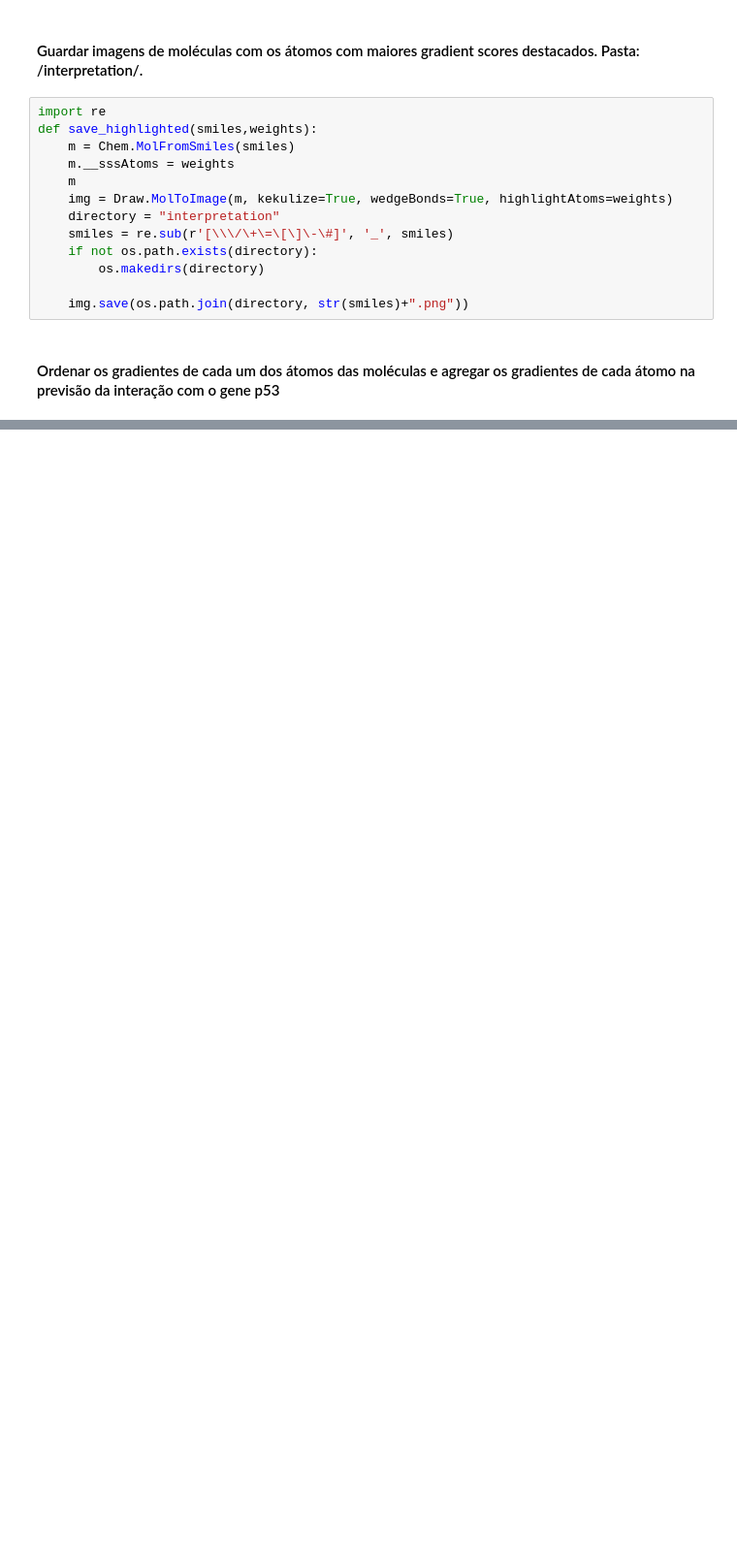
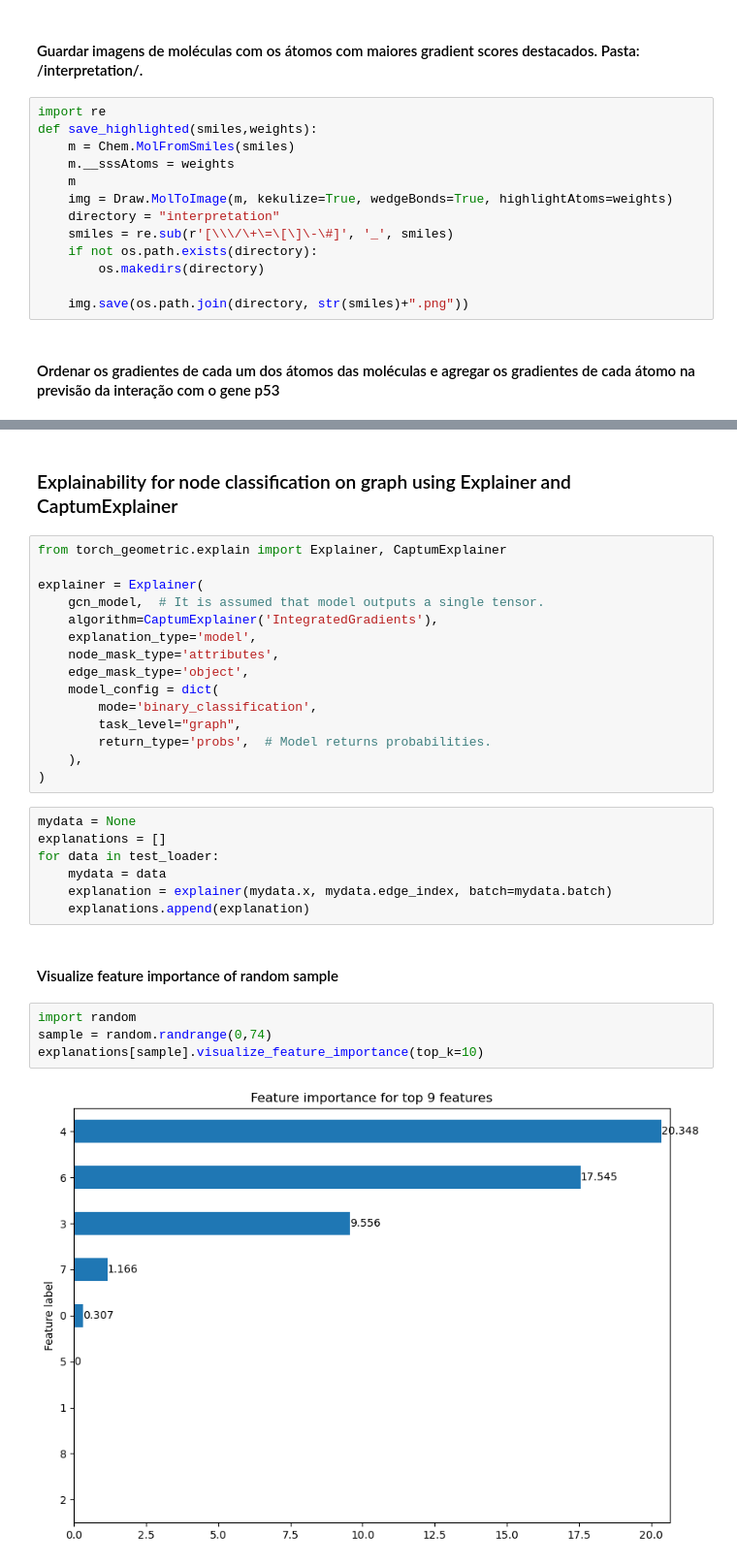
Before and after one commit to BernardGeorges/ProjetoAP, a Jupyter notebook: chemical_interaction.ipynb, the cells around one changed output, grey strips where cells are left out. Shown at 97% size. Cells and saved outputs as stored; diff of their text form; blank space fills up the shorter version.

Commit message:
explainer

```diff
--- a/chemical_interaction.ipynb
+++ b/chemical_interaction.ipynb
@@ -547 +565,33 @@ O=C1CCCCCO1
 <<<<<<
+# %% [markdown]
+### Explainability for node classification on graph using Explainer and CaptumExplainer
+# %%
+from torch_geometric.explain import Explainer, CaptumExplainer
+
+explainer = Explainer(
+    gcn_model,  # It is assumed that model outputs a single tensor.
+    algorithm=CaptumExplainer('IntegratedGradients'),
+    explanation_type='model',
+    node_mask_type='attributes',
+    edge_mask_type='object',
+    model_config = dict(
+        mode='binary_classification',
+        task_level="graph",
+        return_type='probs',  # Model returns probabilities.
+    ),
+)
+# %%
+mydata = None
+explanations = []
+for data in test_loader:
+    mydata = data
+    explanation = explainer(mydata.x, mydata.edge_index, batch=mydata.batch)
+    explanations.append(explanation)
+# %% [markdown]
+#### Visualize feature importance of random sample
+# %%
+import random
+sample = random.randrange(0,74)
+explanations[sample].visualize_feature_importance(top_k=10)
+# %% [output]
+[figure, added]
```
Also changed, not shown: parts of 11 cells of this notebook, 22 other files.
